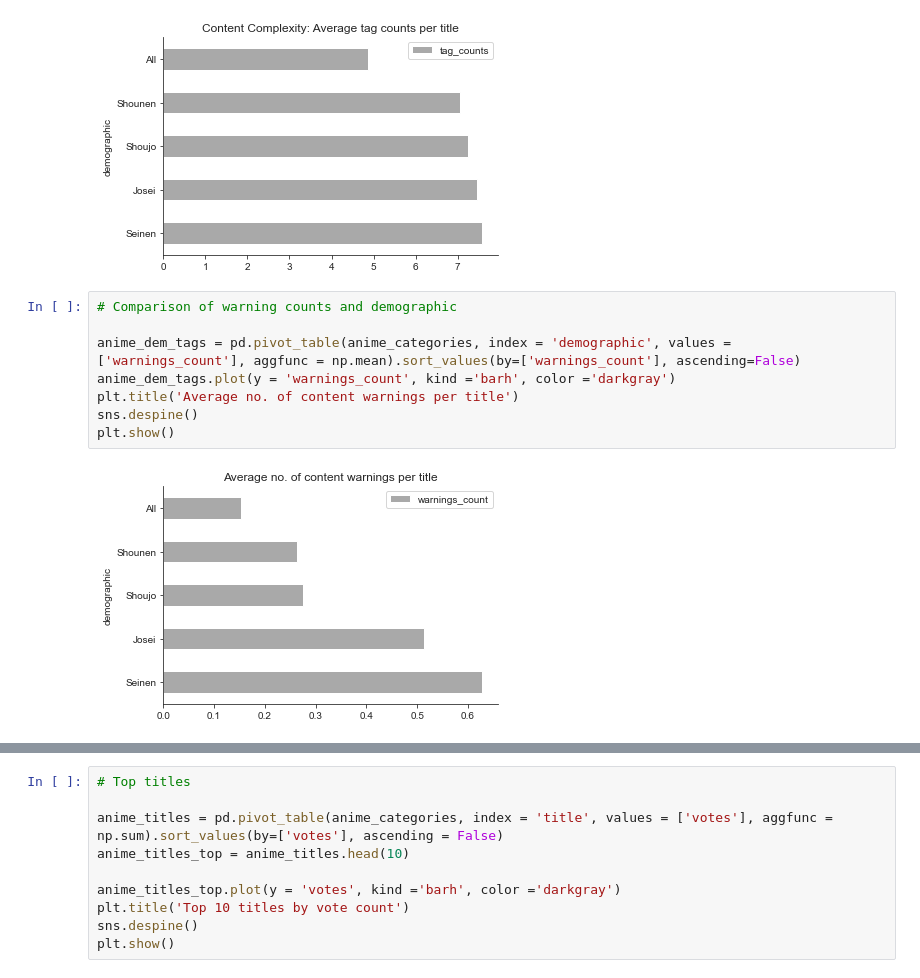
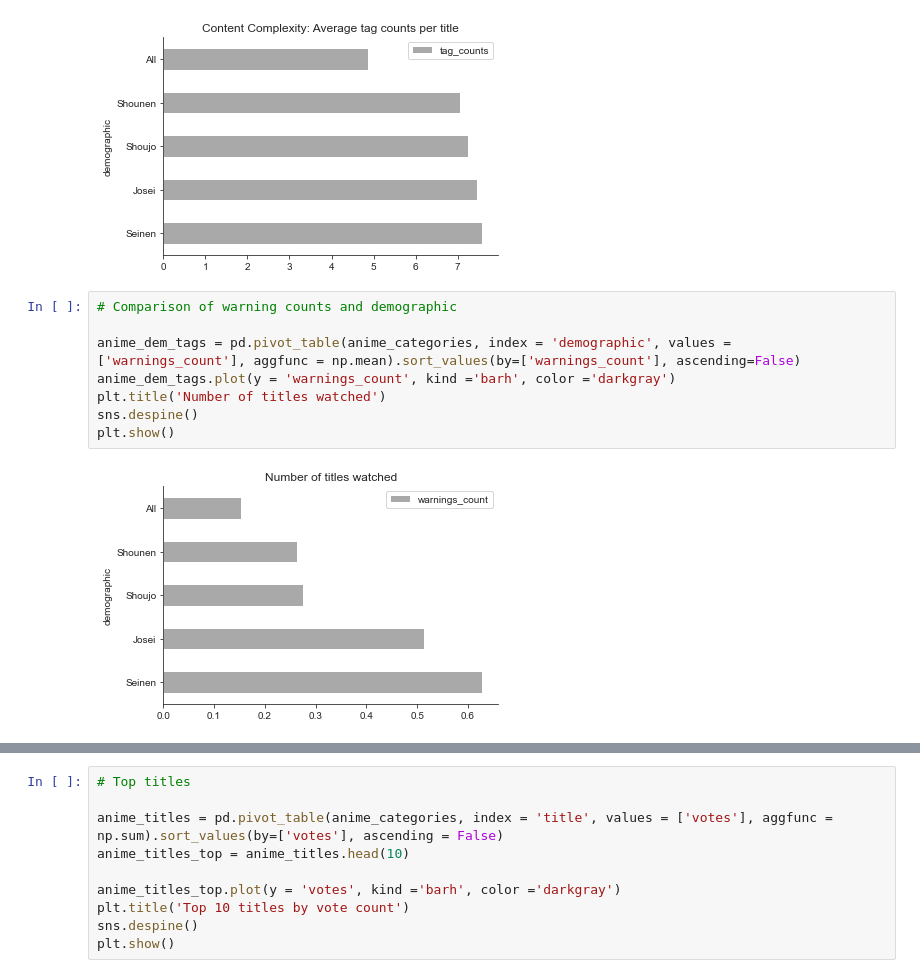
Before and after one commit to joelgnhz/anime, a Jupyter notebook: Anime Classification.ipynb, the cells around one changed output, grey strips where cells are left out. Cells and saved outputs as stored; diff of their text form.

```diff
--- a/Anime Classification.ipynb
+++ b/Anime Classification.ipynb
@@ -404,10 +404,10 @@ plt.show()
 # %%
 # Comparison of warning counts and demographic
 
 anime_dem_tags = pd.pivot_table(anime_categories, index = 'demographic', values = ['warnings_count'], aggfunc = np.mean).sort_values(by=['warnings_count'], ascending=False)
 anime_dem_tags.plot(y = 'warnings_count', kind ='barh', color ='darkgray')
-plt.title('Average no. of content warnings per title')
+plt.title('Number of titles watched')
 sns.despine()
 plt.show()
 # %% [output]
-[figure, old version]
+[figure, new version]
```
Also changed, not shown: parts of 6 cells of this notebook.
